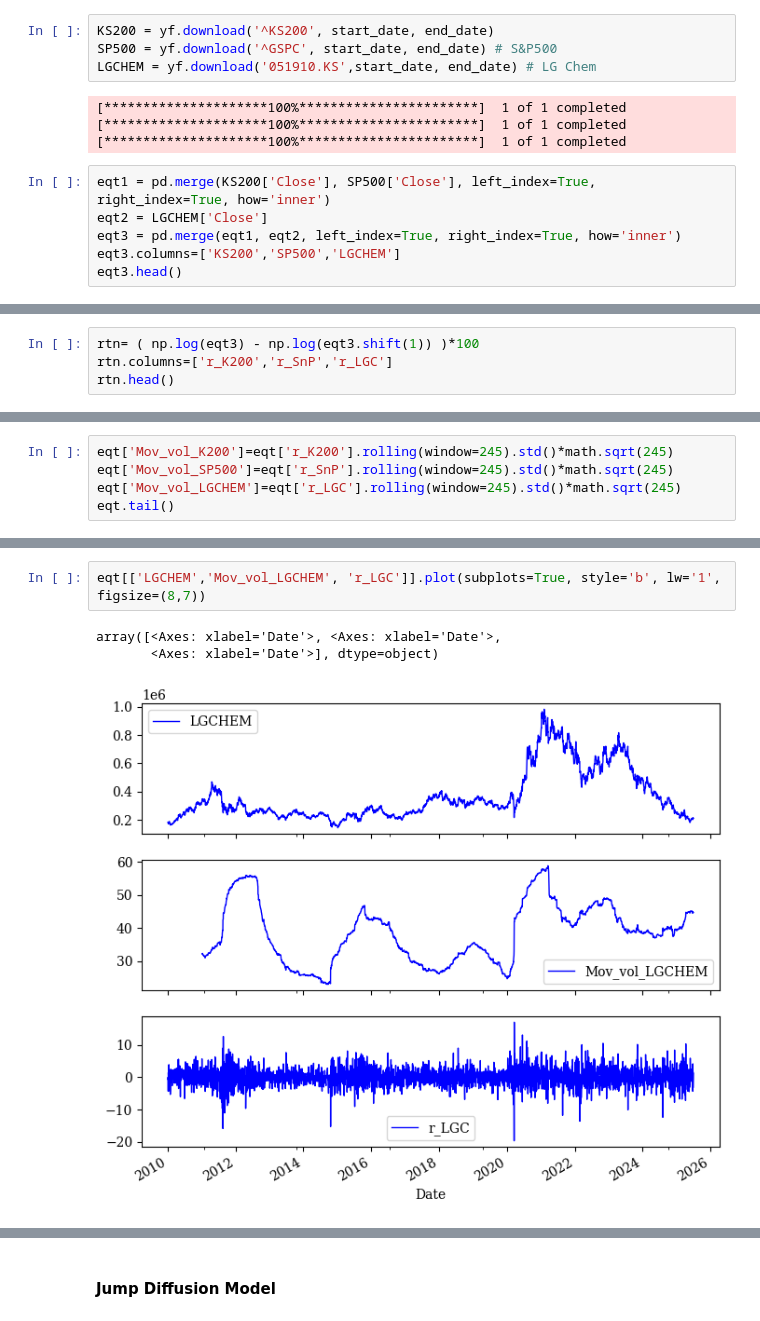
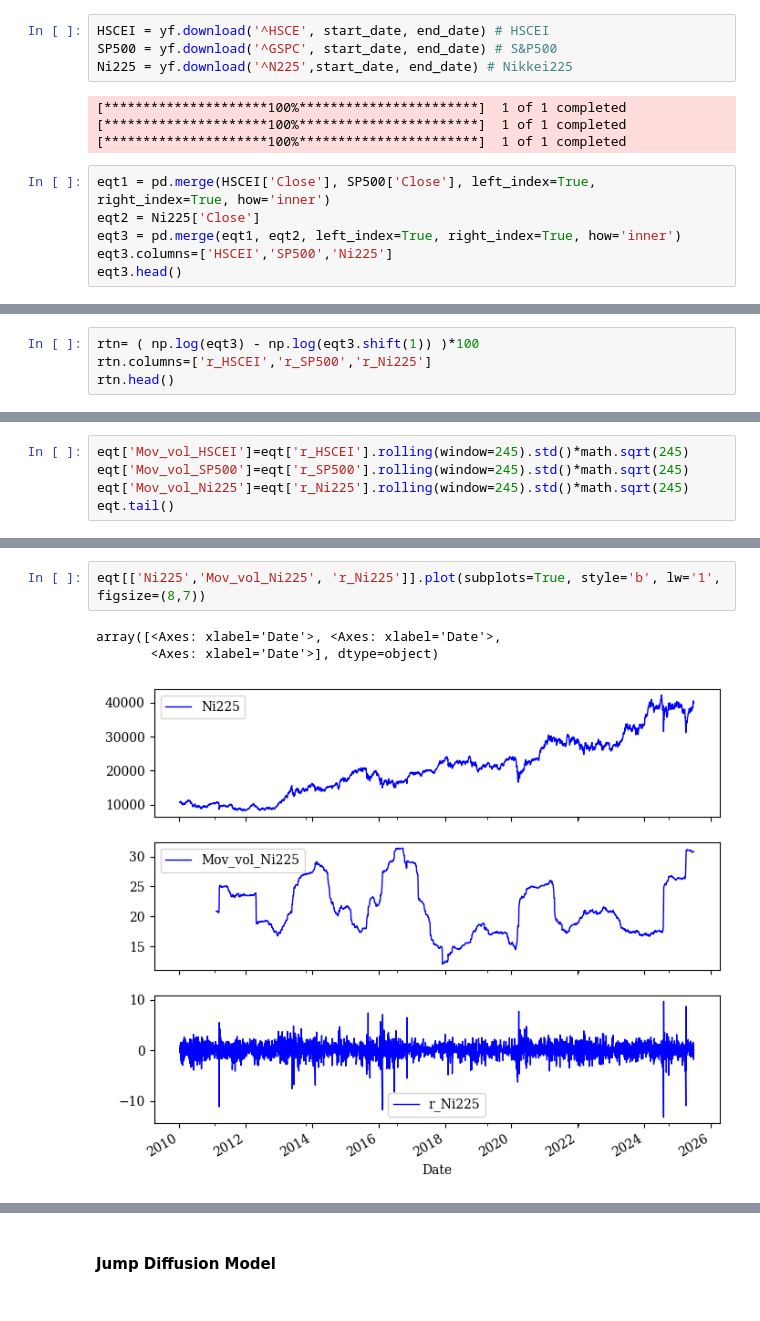
Before and after one commit to seunghee-lee/option, a Jupyter notebook: ELS_Valuation_Practice.ipynb, the cells around one changed output, grey strips where cells are left out. Saved outputs shown, nothing was run; the diff lists cells and outputs as text.

```diff
--- a/ELS_Valuation_Practice.ipynb
+++ b/ELS_Valuation_Practice.ipynb
@@ -1067,15 +1067,15 @@ end_date = '2025-07-01'
 # %%
-KS200 = yf.download('^KS200', start_date, end_date)
+HSCEI = yf.download('^HSCE', start_date, end_date) # HSCEI
 SP500 = yf.download('^GSPC', start_date, end_date) # S&P500
-LGCHEM = yf.download('051910.KS',start_date, end_date) # LG Chem
+Ni225 = yf.download('^N225',start_date, end_date) # Nikkei225
 # %% [output]
 [*********************100%***********************]  1 of 1 completed
 [*********************100%***********************]  1 of 1 completed
 [*********************100%***********************]  1 of 1 completed
 # %%
-eqt1 = pd.merge(KS200['Close'], SP500['Close'], left_index=True, right_index=True, how='inner')
-eqt2 = LGCHEM['Close']
+eqt1 = pd.merge(HSCEI['Close'], SP500['Close'], left_index=True, right_index=True, how='inner')
+eqt2 = Ni225['Close']
 eqt3 = pd.merge(eqt1, eqt2, left_index=True, right_index=True, how='inner')
-eqt3.columns=['KS200','SP500','LGCHEM']
+eqt3.columns=['HSCEI','SP500','Ni225']
 eqt3.head()
 # %% [output]
@@ -1089,5 +1089,5 @@ eqt3.head()
 # %%
 rtn= ( np.log(eqt3) - np.log(eqt3.shift(1)) )*100
-rtn.columns=['r_K200','r_SnP','r_LGC']
+rtn.columns=['r_HSCEI','r_SP500','r_Ni225']
 rtn.head()
 # %% [output]
@@ -1112,6 +1112,6 @@ eqt.head()
 # %%
-eqt['Mov_vol_K200']=eqt['r_K200'].rolling(window=245).std()*math.sqrt(245)
-eqt['Mov_vol_SP500']=eqt['r_SnP'].rolling(window=245).std()*math.sqrt(245)
-eqt['Mov_vol_LGCHEM']=eqt['r_LGC'].rolling(window=245).std()*math.sqrt(245)
+eqt['Mov_vol_HSCEI']=eqt['r_HSCEI'].rolling(window=245).std()*math.sqrt(245)
+eqt['Mov_vol_SP500']=eqt['r_SP500'].rolling(window=245).std()*math.sqrt(245)
+eqt['Mov_vol_Ni225']=eqt['r_Ni225'].rolling(window=245).std()*math.sqrt(245)
 eqt.tail()
 # %% [output]
@@ -1137,7 +1137,7 @@ array([<Axes: xlabel='Date'>, <Axes: xlabel='Date'>,
 # %%
-eqt[['LGCHEM','Mov_vol_LGCHEM', 'r_LGC']].plot(subplots=True, style='b', lw='1', figsize=(8,7))
+eqt[['Ni225','Mov_vol_Ni225', 'r_Ni225']].plot(subplots=True, style='b', lw='1', figsize=(8,7))
 # %% [output]
 array([<Axes: xlabel='Date'>, <Axes: xlabel='Date'>,
        <Axes: xlabel='Date'>], dtype=object)
-[figure, old version]
+[figure, new version]
 # %%
```
Also changed, not shown: parts of 21 cells of this notebook.
